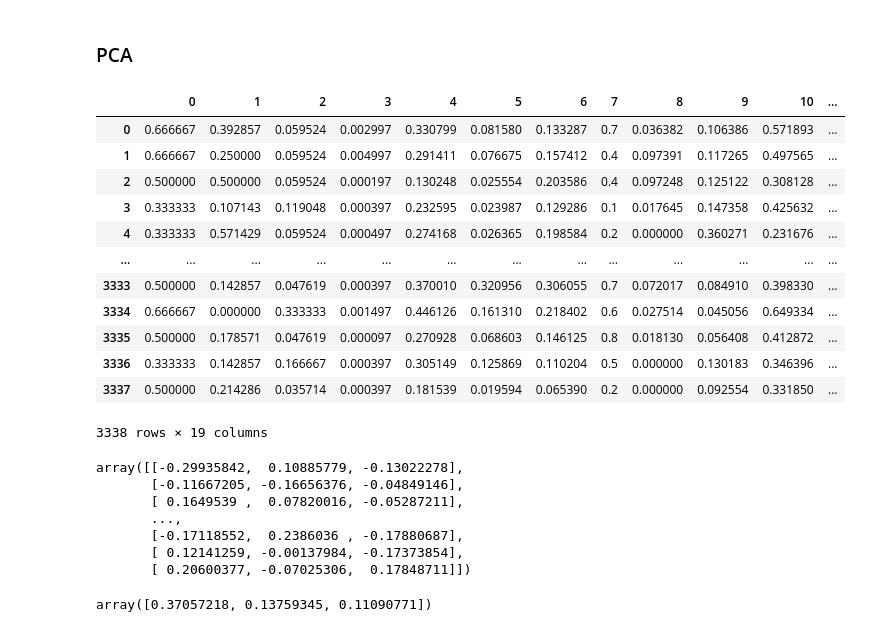
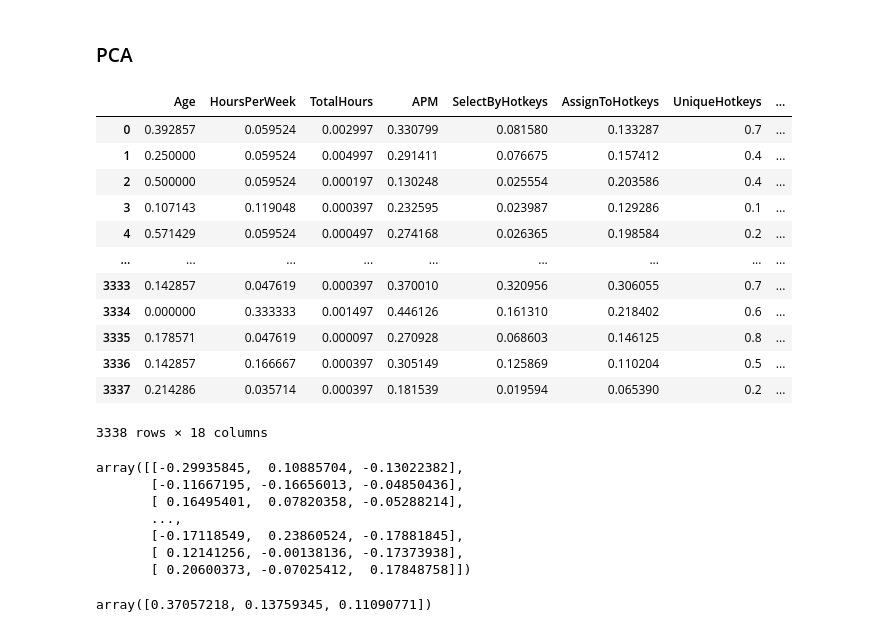
Before and after one commit to Ludovicli973/python, a Jupyter notebook: Projet.ipynb, the cells around one changed output. Cells and saved outputs as stored; diff of their text form; code cells hidden in the pictures.

```diff
--- a/Projet.ipynb
+++ b/Projet.ipynb
@@ -133,42 +150,44 @@ plt.show()
 [figure]
 # %% [markdown]
 ### PCA
-# %%
-#Normalisation des données
-
-x = data.drop(['GameID'], axis=1).values # GameID nous sert à rien
-min_max_scaler = preprocessing.MinMaxScaler()
-x_scaled = min_max_scaler.fit_transform(x)
-data_scaled = pd.DataFrame(x_scaled)
-data_scaled
-# %% [output]
-|  | 0 | 1 | 2 | 3 | 4 | 5 | 6 | 7 | 8 | 9 | 10 | ... |
-| 0 | 0.666667 | 0.392857 | 0.059524 | 0.002997 | 0.330799 | 0.081580 | 0.133287 | 0.7 | 0.036382 | 0.106386 | 0.571893 | ... |
-| 1 | 0.666667 | 0.250000 | 0.059524 | 0.004997 | 0.291411 | 0.076675 | 0.157412 | 0.4 | 0.097391 | 0.117265 | 0.497565 | ... |
-| 2 | 0.500000 | 0.500000 | 0.059524 | 0.000197 | 0.130248 | 0.025554 | 0.203586 | 0.4 | 0.097248 | 0.125122 | 0.308128 | ... |
-| 3 | 0.333333 | 0.107143 | 0.119048 | 0.000397 | 0.232595 | 0.023987 | 0.129286 | 0.1 | 0.017645 | 0.147358 | 0.425632 | ... |
-| 4 | 0.333333 | 0.571429 | 0.059524 | 0.000497 | 0.274168 | 0.026365 | 0.198584 | 0.2 | 0.000000 | 0.360271 | 0.231676 | ... |
-| ... | ... | ... | ... | ... | ... | ... | ... | ... | ... | ... | ... | ... |
-| 3333 | 0.500000 | 0.142857 | 0.047619 | 0.000397 | 0.370010 | 0.320956 | 0.306055 | 0.7 | 0.072017 | 0.084910 | 0.398330 | ... |
-| 3334 | 0.666667 | 0.000000 | 0.333333 | 0.001497 | 0.446126 | 0.161310 | 0.218402 | 0.6 | 0.027514 | 0.045056 | 0.649334 | ... |
-| 3335 | 0.500000 | 0.178571 | 0.047619 | 0.000097 | 0.270928 | 0.068603 | 0.146125 | 0.8 | 0.018130 | 0.056408 | 0.412872 | ... |
-| 3336 | 0.333333 | 0.142857 | 0.166667 | 0.000397 | 0.305149 | 0.125869 | 0.110204 | 0.5 | 0.000000 | 0.130183 | 0.346396 | ... |
-| 3337 | 0.500000 | 0.214286 | 0.035714 | 0.000397 | 0.181539 | 0.019594 | 0.065390 | 0.2 | 0.000000 | 0.092554 | 0.331850 | ... |
-3338 rows × 19 columns
+# %%
+#Normalisation des données
+
+scaler = MinMaxScaler()
+Y_data=data["LeagueIndex"]
+dataslace= scaler.fit_transform(data)
+Df_dataslace=pd.DataFrame(dataslace,columns=data.columns)
+Df_dataslace=Df_dataslace.drop(['GameID'], axis=1) # GameID nous sert à rien
+Df_dataslace=Df_dataslace.drop(['LeagueIndex'], axis=1)
+Df_dataslace
+# %% [output]
+|  | Age | HoursPerWeek | TotalHours | APM | SelectByHotkeys | AssignToHotkeys | UniqueHotkeys | ... |
+| 0 | 0.392857 | 0.059524 | 0.002997 | 0.330799 | 0.081580 | 0.133287 | 0.7 | ... |
+| 1 | 0.250000 | 0.059524 | 0.004997 | 0.291411 | 0.076675 | 0.157412 | 0.4 | ... |
+| 2 | 0.500000 | 0.059524 | 0.000197 | 0.130248 | 0.025554 | 0.203586 | 0.4 | ... |
+| 3 | 0.107143 | 0.119048 | 0.000397 | 0.232595 | 0.023987 | 0.129286 | 0.1 | ... |
+| 4 | 0.571429 | 0.059524 | 0.000497 | 0.274168 | 0.026365 | 0.198584 | 0.2 | ... |
+| ... | ... | ... | ... | ... | ... | ... | ... | ... |
+| 3333 | 0.142857 | 0.047619 | 0.000397 | 0.370010 | 0.320956 | 0.306055 | 0.7 | ... |
+| 3334 | 0.000000 | 0.333333 | 0.001497 | 0.446126 | 0.161310 | 0.218402 | 0.6 | ... |
+| 3335 | 0.178571 | 0.047619 | 0.000097 | 0.270928 | 0.068603 | 0.146125 | 0.8 | ... |
+| 3336 | 0.142857 | 0.166667 | 0.000397 | 0.305149 | 0.125869 | 0.110204 | 0.5 | ... |
+| 3337 | 0.214286 | 0.035714 | 0.000397 | 0.181539 | 0.019594 | 0.065390 | 0.2 | ... |
+3338 rows × 18 columns
 # %%
 #Analyse en composantes principales
 
 pca=PCA(n_components=3)
-pca_data=pca.fit_transform(data_scaled)
+pca_data=pca.fit_transform(Df_dataslace)
 pca_data
 # %% [output]
-array([[-0.29935842,  0.10885779, -0.13022278],
-       [-0.11667205, -0.16656376, -0.04849146],
-       [ 0.1649539 ,  0.07820016, -0.05287211],
+array([[-0.29935845,  0.10885704, -0.13022382],
+       [-0.11667195, -0.16656013, -0.04850436],
+       [ 0.16495401,  0.07820358, -0.05288214],
        ...,
-       [-0.17118552,  0.2386036 , -0.17880687],
-       [ 0.12141259, -0.00137984, -0.17373854],
-       [ 0.20600377, -0.07025306,  0.17848711]])
+       [-0.17118549,  0.23860524, -0.17881845],
+       [ 0.12141256, -0.00138136, -0.17373938],
+       [ 0.20600373, -0.07025412,  0.17848758]])
 # %%
 pca.explained_variance_ratio_
 # %% [output]
```
Also changed, not shown: parts of 8 cells of this notebook, 1 other file.
